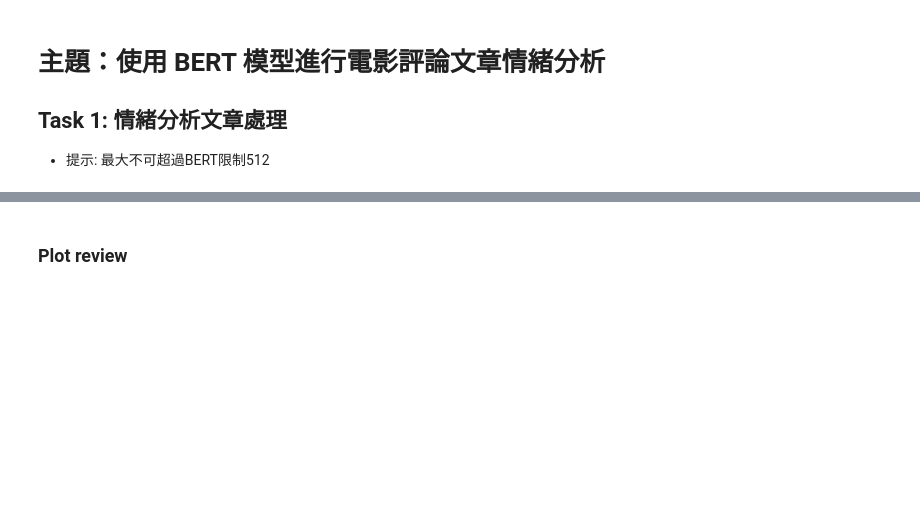
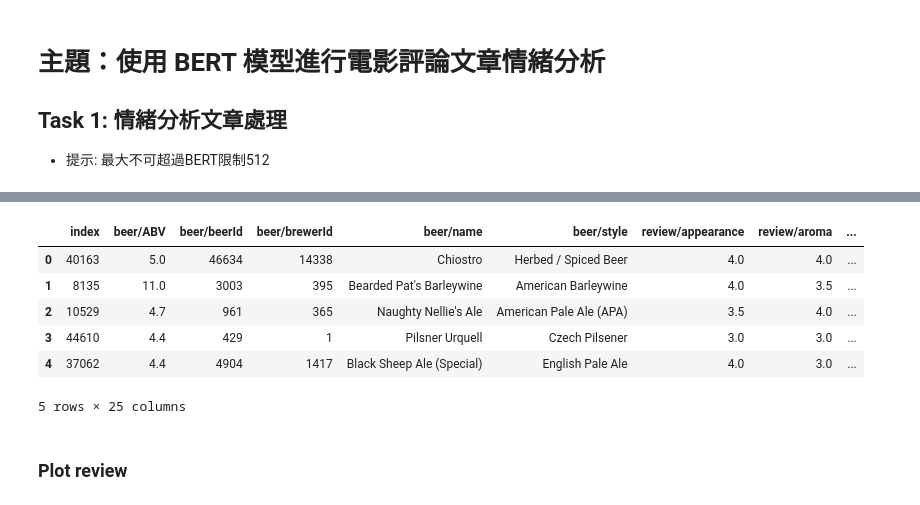
Before and after one commit to sungchu/NLP-Classic-Machine-Learning-Marathon-Part2, a Jupyter notebook: NLP深度學習期末專題實作/4. 使用 BERT 模型進行電影評論文章情緒分析/beer_comment_hw.ipynb, the cells around one changed output, grey strips where cells are left out. Saved outputs shown, nothing was run; the diff lists cells and outputs as text; code cells hidden in the pictures; blank space fills up the shorter version.

```diff
--- a/NLP深度學習期末專題實作/4. 使用 BERT 模型進行電影評論文章情緒分析/beer_comment_hw.ipynb
+++ b/NLP深度學習期末專題實作/4. 使用 BERT 模型進行電影評論文章情緒分析/beer_comment_hw.ipynb
@@ -42,3 +11,14 @@ beer
+# %%
+beer = pd.read_json("train_set.json")
+beer.head(5)
+# %% [output]
+|  | index | beer/ABV | beer/beerId | beer/brewerId | beer/name | beer/style | review/appearance | review/aroma | ... |
+| 0 | 40163 | 5.0 | 46634 | 14338 | Chiostro | Herbed / Spiced Beer | 4.0 | 4.0 | ... |
+| 1 | 8135 | 11.0 | 3003 | 395 | Bearded Pat's Barleywine | American Barleywine | 4.0 | 3.5 | ... |
+| 2 | 10529 | 4.7 | 961 | 365 | Naughty Nellie's Ale | American Pale Ale (APA) | 3.5 | 4.0 | ... |
+| 3 | 44610 | 4.4 | 429 | 1 | Pilsner Urquell | Czech Pilsener | 3.0 | 3.0 | ... |
+| 4 | 37062 | 4.4 | 4904 | 1417 | Black Sheep Ale (Special) | English Pale Ale | 4.0 | 3.0 | ... |
+5 rows × 25 columns
 # %% [markdown]
 ### Plot  review
 # %%
```
Also changed, not shown: parts of 24 cells of this notebook.
